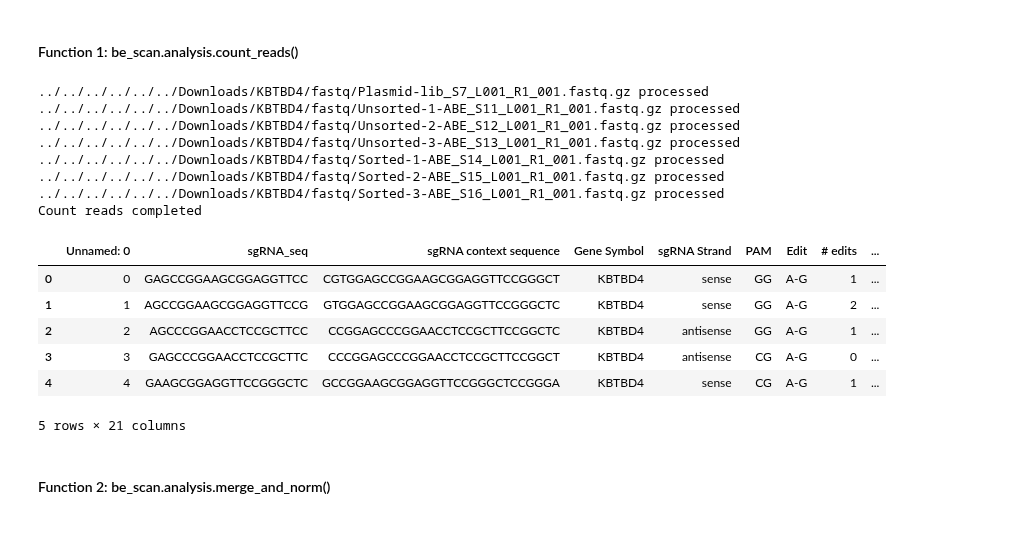
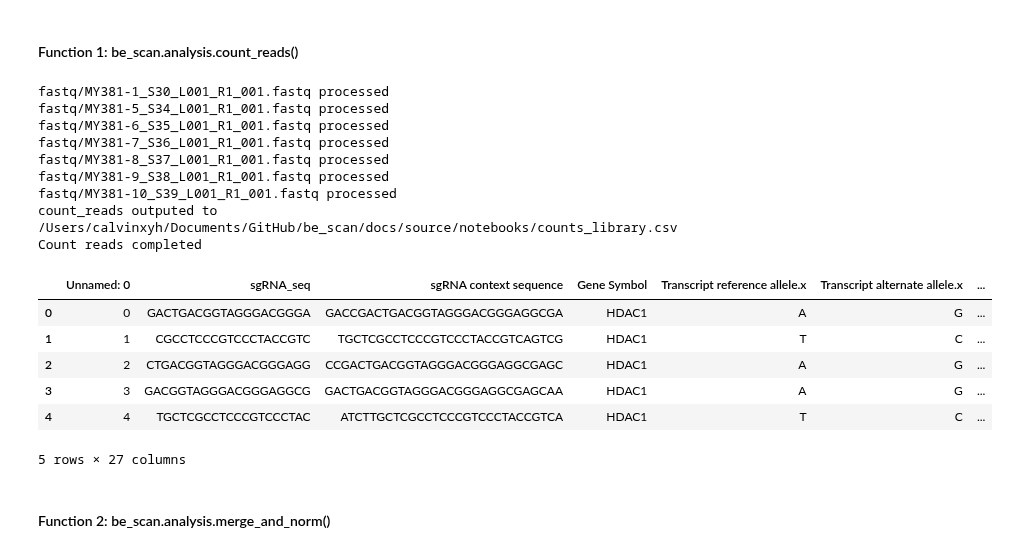
Before and after one commit to liaulab/be-scan, a Jupyter notebook: docs/source/notebooks/tutorial.ipynb, the cells around one changed output. Saved outputs shown, nothing was run; the diff lists cells and outputs as text; code cells hidden in the pictures.

Commit message:
change set 5 count_reads bug, calc_controls, etc

```diff
--- a/docs/source/notebooks/tutorial.ipynb
+++ b/docs/source/notebooks/tutorial.ipynb
@@ -214,26 +214,30 @@ Comparisons sheet is set up like this:
 | sorted-unsorted | sorted | unsorted |
 # %% [markdown]
 #### Function 1: be_scan.analysis.count_reads()
-# %%
-be_scan.analysis.count_reads(
-    KBTBD4_sample_sheet, in_ref, file_dir = KBTBD4_parent_dir, out_dir = KBTBD4_parent_dir,
-    KEY_REV  = 'GTTTGAGA',
-).head(5)
-# %% [output]
-../../../../../../Downloads/KBTBD4/fastq/Plasmid-lib_S7_L001_R1_001.fastq.gz processed
-../../../../../../Downloads/KBTBD4/fastq/Unsorted-1-ABE_S11_L001_R1_001.fastq.gz processed
-../../../../../../Downloads/KBTBD4/fastq/Unsorted-2-ABE_S12_L001_R1_001.fastq.gz processed
-../../../../../../Downloads/KBTBD4/fastq/Unsorted-3-ABE_S13_L001_R1_001.fastq.gz processed
-../../../../../../Downloads/KBTBD4/fastq/Sorted-1-ABE_S14_L001_R1_001.fastq.gz processed
-../../../../../../Downloads/KBTBD4/fastq/Sorted-2-ABE_S15_L001_R1_001.fastq.gz processed
-../../../../../../Downloads/KBTBD4/fastq/Sorted-3-ABE_S16_L001_R1_001.fastq.gz processed
-Count reads completed
-|  | Unnamed: 0 | sgRNA_seq | sgRNA context sequence | Gene Symbol | sgRNA Strand | PAM | Edit | # edits | ... |
-| 0 | 0 | GAGCCGGAAGCGGAGGTTCC | CGTGGAGCCGGAAGCGGAGGTTCCGGGCT | KBTBD4 | sense | GG | A-G | 1 | ... |
-| 1 | 1 | AGCCGGAAGCGGAGGTTCCG | GTGGAGCCGGAAGCGGAGGTTCCGGGCTC | KBTBD4 | sense | GG | A-G | 2 | ... |
-| 2 | 2 | AGCCCGGAACCTCCGCTTCC | CCGGAGCCCGGAACCTCCGCTTCCGGCTC | KBTBD4 | antisense | GG | A-G | 1 | ... |
-| 3 | 3 | GAGCCCGGAACCTCCGCTTC | CCCGGAGCCCGGAACCTCCGCTTCCGGCT | KBTBD4 | antisense | CG | A-G | 0 | ... |
-| 4 | 4 | GAAGCGGAGGTTCCGGGCTC | GCCGGAAGCGGAGGTTCCGGGCTCCGGGA | KBTBD4 | sense | CG | A-G | 1 | ... |
-5 rows × 21 columns
+# %%
+import be_scan
+
+be_scan.analysis.count_reads(
+    'HDAC_sample_sheet.csv',
+    'XYH_annotated_HDAC1_ABE.csv',
+    file_dir = 'fastq', out_dir = '',
+).head(5)
+# %% [output]
+fastq/MY381-1_S30_L001_R1_001.fastq processed
+fastq/MY381-5_S34_L001_R1_001.fastq processed
+fastq/MY381-6_S35_L001_R1_001.fastq processed
+fastq/MY381-7_S36_L001_R1_001.fastq processed
+fastq/MY381-8_S37_L001_R1_001.fastq processed
+fastq/MY381-9_S38_L001_R1_001.fastq processed
+fastq/MY381-10_S39_L001_R1_001.fastq processed
+count_reads outputed to /Users/calvinxyh/Documents/GitHub/be_scan/docs/source/notebooks/counts_library.csv
+Count reads completed
+|  | Unnamed: 0 | sgRNA_seq | sgRNA context sequence | Gene Symbol | Transcript reference allele.x | Transcript alternate allele.x | ... |
+| 0 | 0 | GACTGACGGTAGGGACGGGA | GACCGACTGACGGTAGGGACGGGAGGCGA | HDAC1 | A | G | ... |
+| 1 | 1 | CGCCTCCCGTCCCTACCGTC | TGCTCGCCTCCCGTCCCTACCGTCAGTCG | HDAC1 | T | C | ... |
+| 2 | 2 | CTGACGGTAGGGACGGGAGG | CCGACTGACGGTAGGGACGGGAGGCGAGC | HDAC1 | A | G | ... |
+| 3 | 3 | GACGGTAGGGACGGGAGGCG | GACTGACGGTAGGGACGGGAGGCGAGCAA | HDAC1 | A | G | ... |
+| 4 | 4 | TGCTCGCCTCCCGTCCCTAC | ATCTTGCTCGCCTCCCGTCCCTACCGTCA | HDAC1 | T | C | ... |
+5 rows × 27 columns
 # %% [markdown]
 #### Function 2: be_scan.analysis.merge_and_norm()
```
Also changed, not shown: parts of 7 cells of this notebook, 10 other files.
